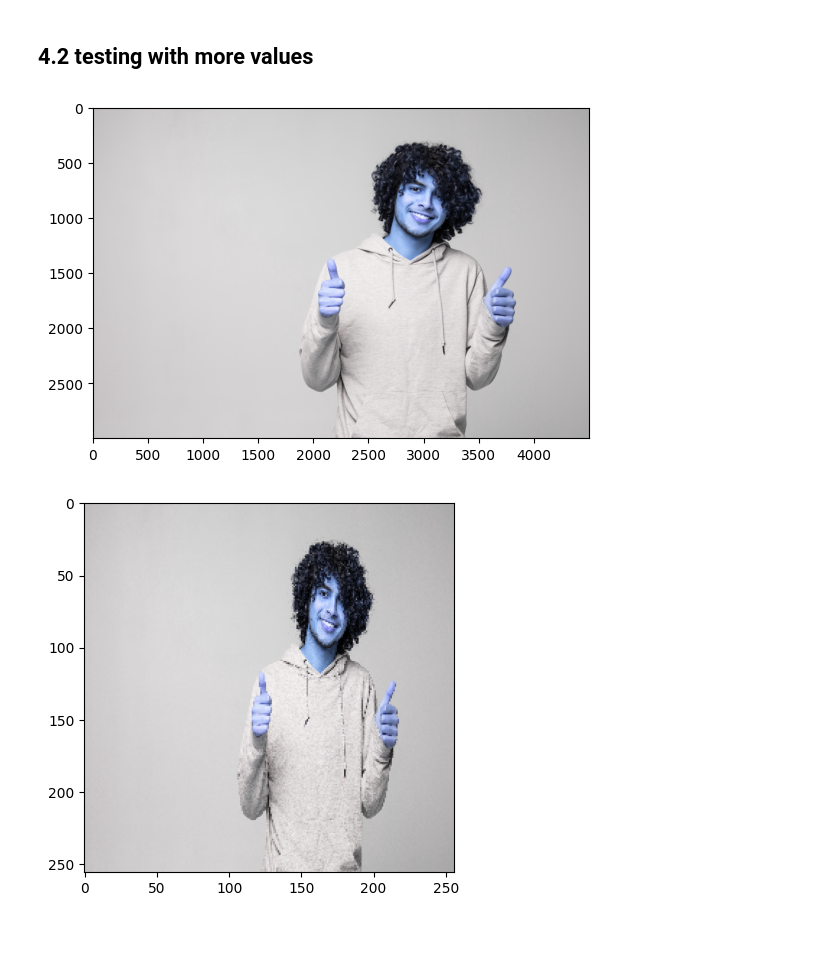
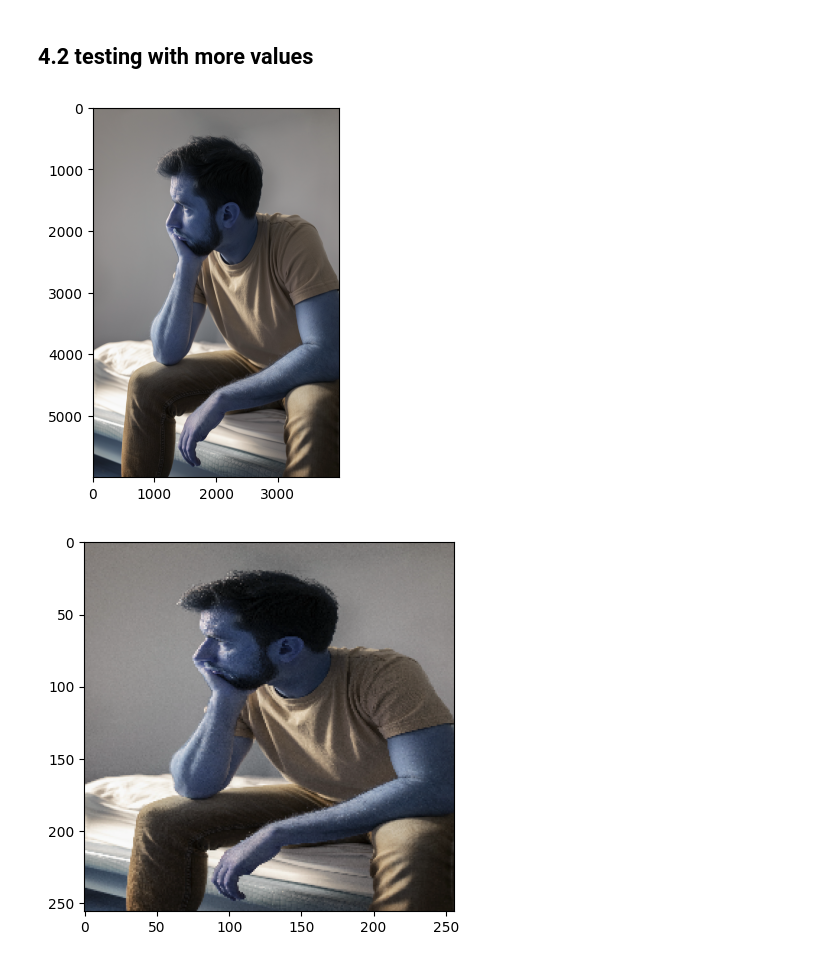
Before and after one commit to Jeffrey-joe-mathews/Janus-ImageRecognition, a Jupyter notebook: main.ipynb, the cells around one changed output. Drawn from its saved outputs; the diff is of its cells as text; code cells hidden in the pictures; blank space fills up the shorter version.

```diff
--- a/main.ipynb
+++ b/main.ipynb
@@ -298,17 +298,17 @@ print(prec.result().numpy(), rec.result().numpy(), bacc.result().numpy())
 # %%
 import cv2
 # %%
-img = cv2.imread('happy_test.jpg')
+img = cv2.imread('sad_test.jpg')
 plt.imshow(img)
 plt.show()
 # %% [output]
-[figure, old version]
+[figure, new version]
 # %%
 resize = tf.image.resize(img, (256, 256))
 plt.imshow(resize.numpy().astype(int))
 plt.show()
 # %% [output]
-[figure, old version]
+[figure, new version]
 # %%
 yhat = model.predict(np.expand_dims(resize/255, 0))
 yhat
```
Also changed, not shown: parts of 6 cells of this notebook, 1 other file.
